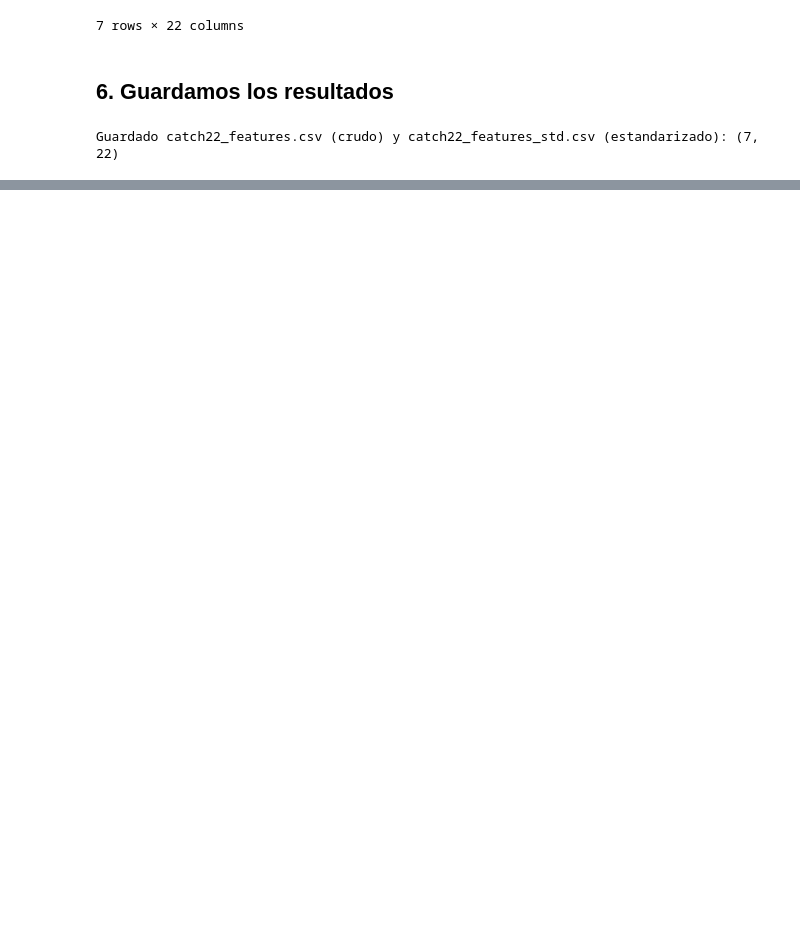
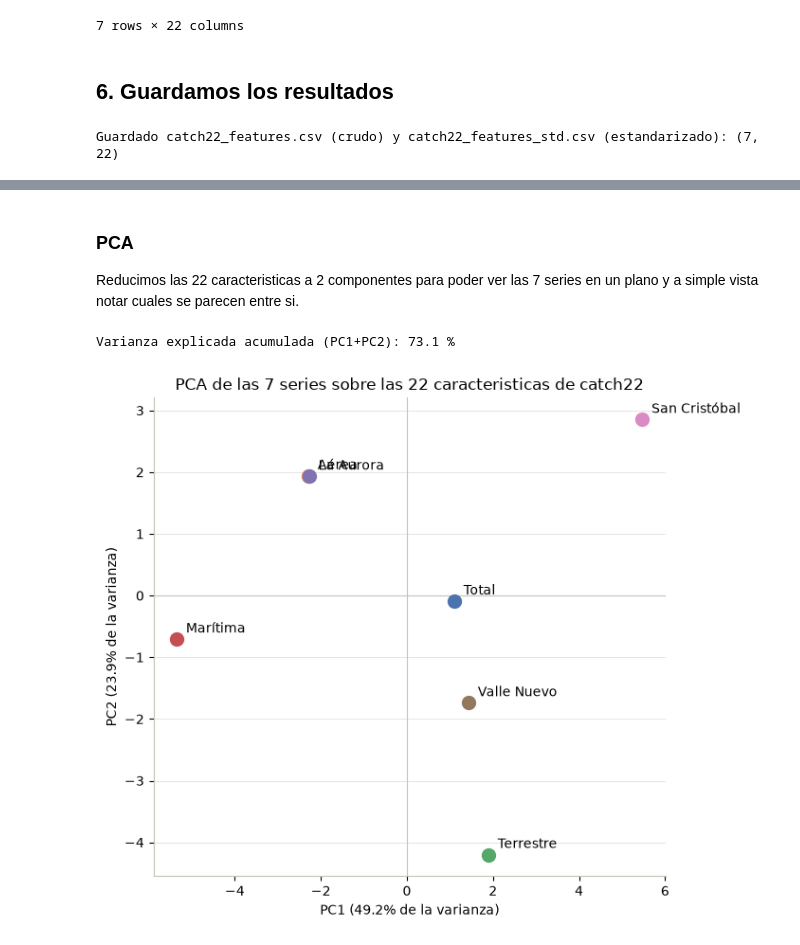
Before and after one commit to erickguerra2/LAB02-DATA, a Jupyter notebook: 02_catch22_extraccion.ipynb, the cells around one changed output, grey strips where cells are left out. Cells and saved outputs as stored; diff of their text form; code cells hidden in the pictures; blank space fills up the shorter version.

Commit message:
Análisis de la matriz catch22: PCA, clustering, heatmap, correlación y distancias

```diff
--- a/02_catch22_extraccion.ipynb
+++ b/02_catch22_extraccion.ipynb
@@ -177,0 +182,25 @@ Con `catch22_features_std.csv` ya se puede seguir en `03_catch22_analisis.ipynb`
+# %% [markdown]
+### PCA
+
+Reducimos las 22 caracteristicas a 2 componentes para poder ver las 7 series en un plano y a simple vista notar cuales se parecen entre si.
+# %%
+from sklearn.decomposition import PCA
+
+pca = PCA(n_components=2)
+coords = pca.fit_transform(matriz_std)
+
+fig, ax = plt.subplots(figsize=(7, 6))
+for i, nombre in enumerate(matriz_std.index):
+    ax.scatter(coords[i, 0], coords[i, 1], color=COLORS[i % len(COLORS)], s=100, zorder=3)
+    ax.annotate(nombre, (coords[i, 0], coords[i, 1]), textcoords='offset points', xytext=(7, 5))
+ax.axhline(0, color='#c3c2b7', linewidth=0.8)
+ax.axvline(0, color='#c3c2b7', linewidth=0.8)
+ax.set_xlabel(f'PC1 ({pca.explained_variance_ratio_[0] * 100:.1f}% de la varianza)')
+ax.set_ylabel(f'PC2 ({pca.explained_variance_ratio_[1] * 100:.1f}% de la varianza)')
+ax.set_title('PCA de las 7 series sobre las 22 caracteristicas de catch22')
+fig.tight_layout()
+
+print('Varianza explicada acumulada (PC1+PC2):', round(pca.explained_variance_ratio_[:2].sum() * 100, 1), '%')
+# %% [output]
+Varianza explicada acumulada (PC1+PC2): 73.1 %
+[figure, added]
```
Also changed, not shown: parts of 11 cells of this notebook.
